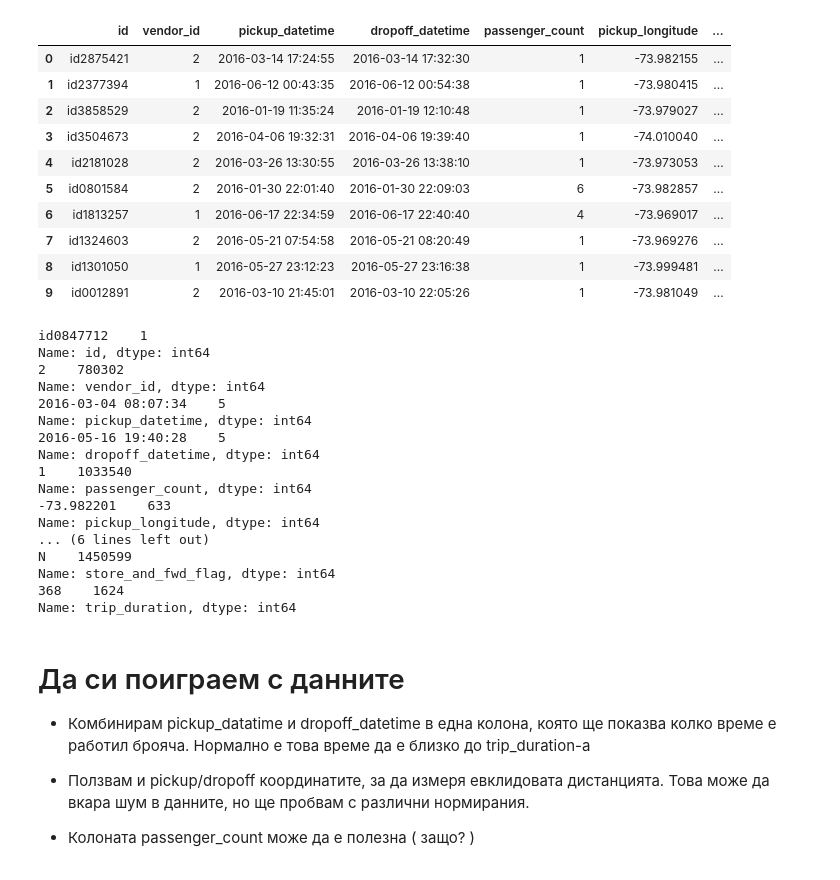
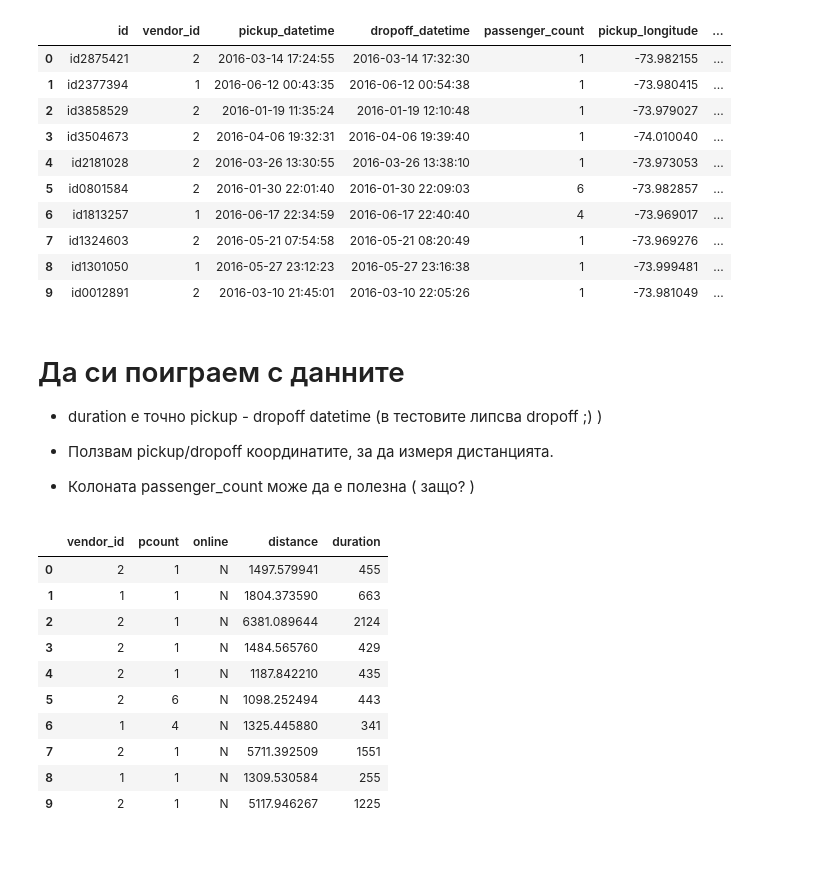
Before and after one commit to radpet/fmi-ml, a Jupyter notebook: nyc-taxi/I don't use Taxi.ipynb, the cells around one changed output. Cells and saved outputs as stored; diff of their text form; code cells hidden in the pictures; blank space fills up the shorter version.

Commit message:
base model

```diff
--- a/nyc-taxi/I don't use Taxi.ipynb
+++ b/nyc-taxi/I don't use Taxi.ipynb
@@ -61,30 +43,64 @@ train.head(10)
 | 9 | id0012891 | 2 | 2016-03-10 21:45:01 | 2016-03-10 22:05:26 | 1 | -73.981049 | ... |
 # %%
 for column in train.columns.values:
-    print(train[column].value_counts().head(1))
+    top_result = train[column].value_counts().head(1)
+    print("Column {} has max duplicates equal to {}".format(top_result.name,top_result.values[0]))
-# %% [output]
-id0847712    1
-Name: id, dtype: int64
-2    780302
-Name: vendor_id, dtype: int64
-2016-03-04 08:07:34    5
-Name: pickup_datetime, dtype: int64
-2016-05-16 19:40:28    5
-Name: dropoff_datetime, dtype: int64
-1    1033540
-Name: passenger_count, dtype: int64
--73.982201    633
-Name: pickup_longitude, dtype: int64
-... (6 lines left out)
-N    1450599
-Name: store_and_fwd_flag, dtype: int64
-368    1624
-Name: trip_duration, dtype: int64
 # %% [markdown]
 # Да си поиграем с данните
 
-* Комбинирам pickup_datatime и dropoff_datetime в една колона, която ще показва колко време е работил брояча. Нормално е това време да е близко до trip_duration-а
-
-* Ползвам и pickup/dropoff координатите, за да измеря евклидовата дистанцията. Това може да вкара шум в данните, но ще пробвам с различни нормирания.
+* duration e точно pickup - dropoff datetime (в тестовите липсва dropoff ;) )
+* Ползвам pickup/dropoff координатите, за да измеря дистанцията.
 
 * Колоната passenger_count може да е полезна ( защо? )
+# %%
+from sklearn.base import BaseEstimator, TransformerMixin
+
+class FeatureTransformer(BaseEstimator, TransformerMixin):
+    def __init__(self):
+        self.data = pd.DataFrame()
+
+    def fit(self, x, y=None):
+        return self
+
+    def transform(self, data_dict):
+        self.data["vendor_id"] = data_dict["vendor_id"]
+        self.data["pcount"] = data_dict["passenger_count"]
+        self.data["online"] = data_dict["store_and_fwd_flag"]
+        def haversine(lon1, lat1, lon2, lat2):
+            """
+            Calculate the great circle distance between two points
+            on the earth (specified in decimal degrees).
+            Source: https://gis.stackexchange.com/a/56589/15183
+            """
+            # convert decimal degrees to radians
+            lon1, lat1, lon2, lat2 = map(math.radians, [lon1, lat1, lon2, lat2])
+            # haversine formula
+            dlon = lon2 - lon1
+            dlat = lat2 - lat1
+            a = math.sin(dlat/2)**2 + math.cos(lat1) * math.cos(lat2) * math.sin(dlon/2)**2
+            c = 2 * math.asin(math.sqrt(a))
+            km = 6367 * c
+            return km * 1000
+
+
+        self.data["distance"] = data_dict.apply(lambda row : haversine(row["pickup_longitude"],
+                             row["pickup_latitude"],
+                             row["dropoff_longitude"],
+                             row["dropoff_latitude"]), axis=1 )
+        return self.data
+# %%
+data = FeatureTransformer().fit_transform(train)
+data["duration"] = train["trip_duration"]
+data.head(10)
+# %% [output]
+|  | vendor_id | pcount | online | distance | duration |
+| 0 | 2 | 1 | N | 1497.579941 | 455 |
+| 1 | 1 | 1 | N | 1804.373590 | 663 |
+| 2 | 2 | 1 | N | 6381.089644 | 2124 |
+| 3 | 2 | 1 | N | 1484.565760 | 429 |
+| 4 | 2 | 1 | N | 1187.842210 | 435 |
+| 5 | 2 | 6 | N | 1098.252494 | 443 |
+| 6 | 1 | 4 | N | 1325.445880 | 341 |
+| 7 | 2 | 1 | N | 5711.392509 | 1551 |
+| 8 | 1 | 1 | N | 1309.530584 | 255 |
+| 9 | 2 | 1 | N | 5117.946267 | 1225 |
```
Also changed, not shown: parts of 13 cells of this notebook.
